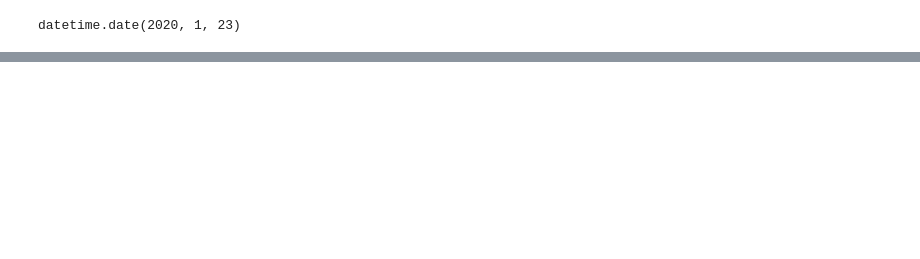
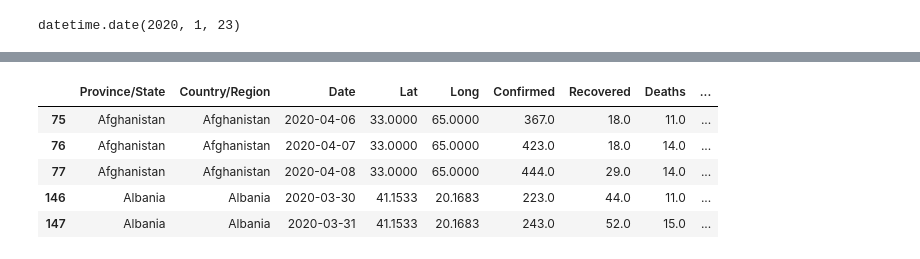
Before and after one commit to alex-rpd/nCoV2019, a Jupyter notebook: nCoV analysis.ipynb, the cells around one changed output, grey strips where cells are left out. Cells and saved outputs as stored; diff of their text form; code cells hidden in the pictures; blank space fills up the shorter version.

```diff
--- a/nCoV analysis.ipynb
+++ b/nCoV analysis.ipynb
@@ -1208,3 +1211,12 @@ if country2 in minor_measures.keys():
+# %%
+foo.head()
+# %% [output]
+|  | Province/State | Country/Region | Date | Lat | Long | Confirmed | Recovered | Deaths | ... |
+| 75 | Afghanistan | Afghanistan | 2020-04-06 | 33.0000 | 65.0000 | 367.0 | 18.0 | 11.0 | ... |
+| 76 | Afghanistan | Afghanistan | 2020-04-07 | 33.0000 | 65.0000 | 423.0 | 18.0 | 14.0 | ... |
+| 77 | Afghanistan | Afghanistan | 2020-04-08 | 33.0000 | 65.0000 | 444.0 | 29.0 | 14.0 | ... |
+| 146 | Albania | Albania | 2020-03-30 | 41.1533 | 20.1683 | 223.0 | 44.0 | 11.0 | ... |
+| 147 | Albania | Albania | 2020-03-31 | 41.1533 | 20.1683 | 243.0 | 52.0 | 15.0 | ... |
 # %%
 foo = df3[df3['Confirmed'] > 10]
 x3 = foo[foo['Province/State'] == 'United Kingdom']['Date']
```
Also changed, not shown: parts of 40 cells of this notebook, 18 other files.
